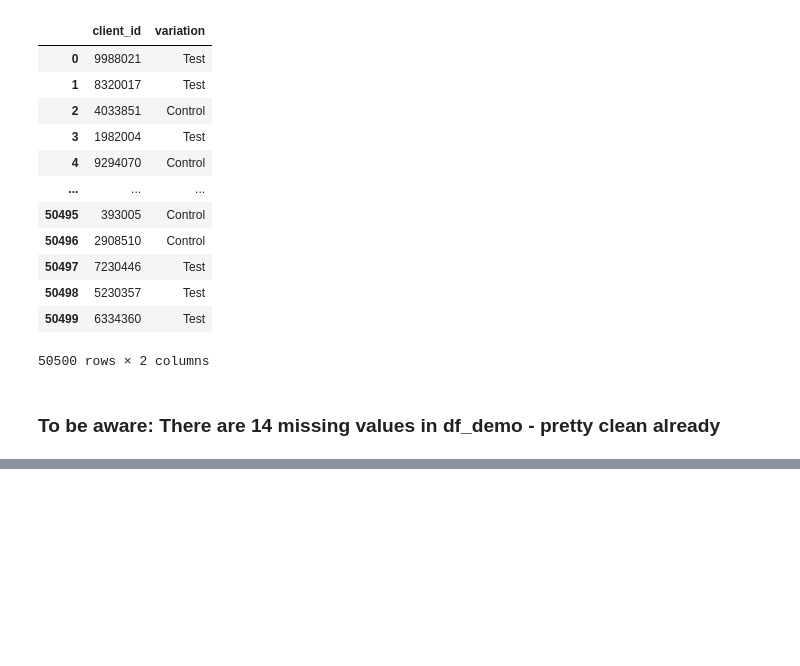
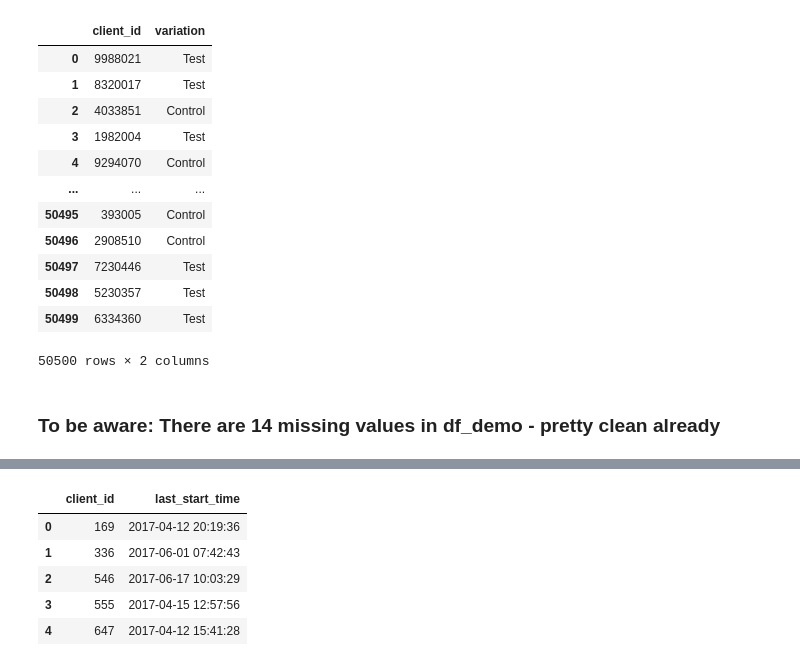
Before and after one commit to rachelv2/vanguard-ab-test, a Jupyter notebook: notebooks/data_cleaning_rachel.ipynb, the cells around one changed output, grey strips where cells are left out. Drawn from its saved outputs; the diff is of its cells as text; code cells hidden in the pictures; blank space fills up the shorter version.

```diff
--- a/notebooks/data_cleaning_rachel.ipynb
+++ b/notebooks/data_cleaning_rachel.ipynb
@@ -157,0 +181,16 @@ df_experiment
+# %%
+# Keep only start rows
+starts = df_web[df_web['process_step'] == 'start'].copy()
+
+# For each client, find the latest start time
+last_starts = starts.groupby('client_id', as_index=False)['date_time'].max()
+last_starts = last_starts.rename(columns={'date_time': 'last_start_time'})
+
+last_starts.head()
+# %% [output]
+|  | client_id | last_start_time |
+| 0 | 169 | 2017-04-12 20:19:36 |
+| 1 | 336 | 2017-06-01 07:42:43 |
+| 2 | 546 | 2017-06-17 10:03:29 |
+| 3 | 555 | 2017-04-15 12:57:56 |
+| 4 | 647 | 2017-04-12 15:41:28 |
```
Also changed, not shown: parts of 8 cells of this notebook, 1 other file.
